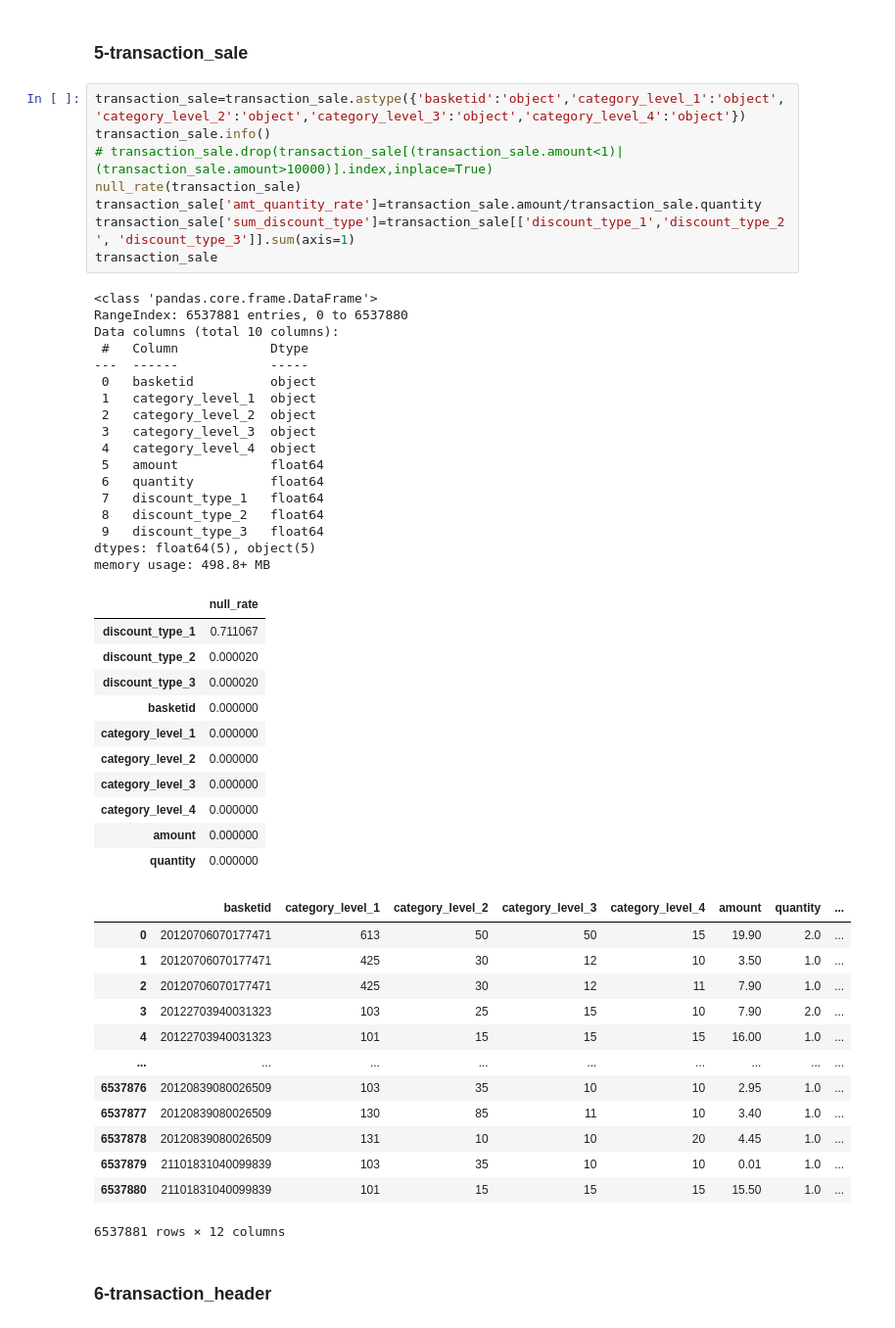
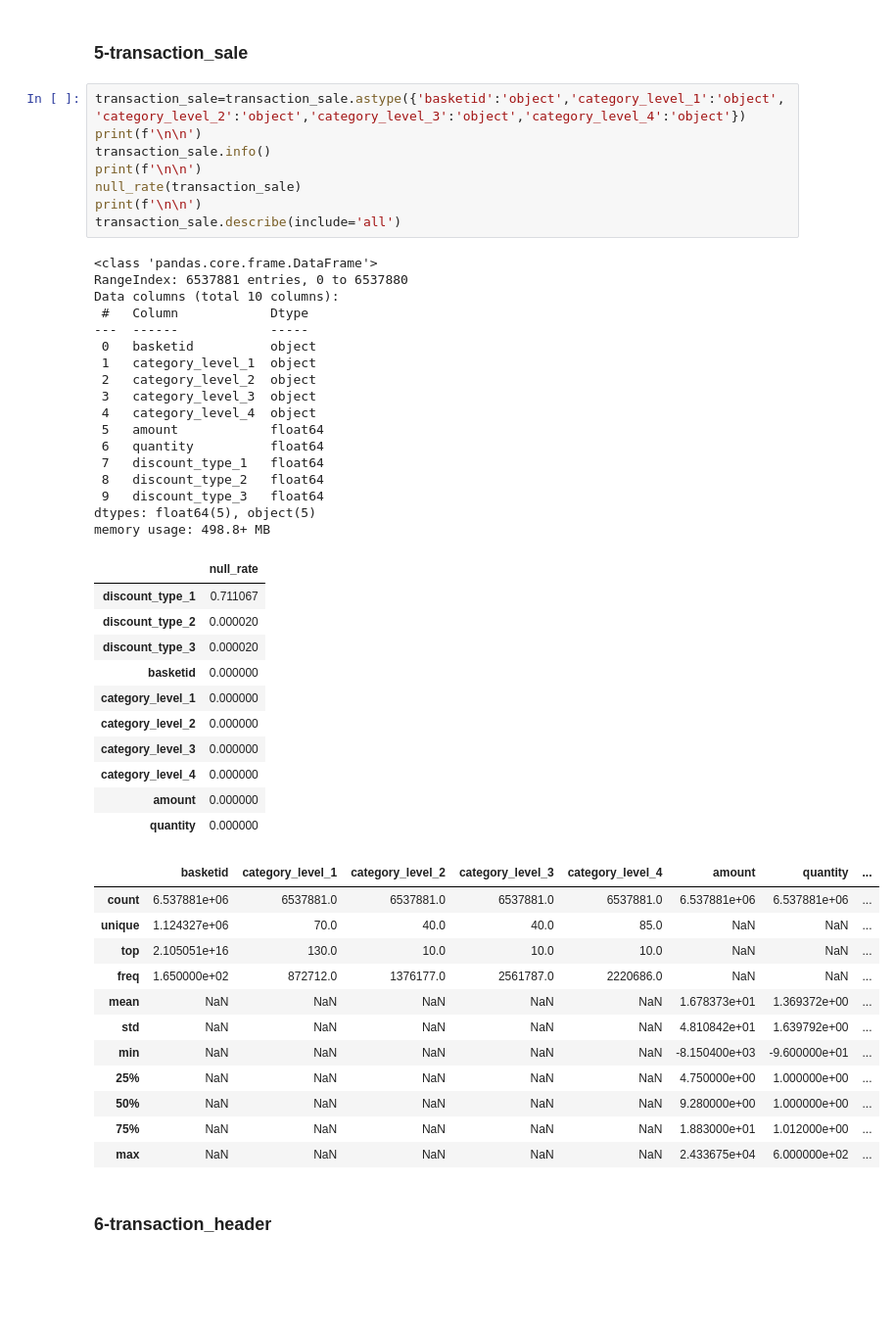
Before and after one commit to arukemre/Migros-Datathon, a Jupyter notebook: migros-datathon-2022.ipynb, the cells around one changed output. Shown at 98% size. Drawn from its saved outputs; the diff is of its cells as text; blank space fills up the shorter version.

```diff
--- a/migros-datathon-2022.ipynb
+++ b/migros-datathon-2022.ipynb
@@ -403,54 +358,53 @@ memory usage: 153.0+ KB
 ### 5-transaction_sale
 # %%
 transaction_sale=transaction_sale.astype({'basketid':'object','category_level_1':'object','category_level_2':'object','category_level_3':'object','category_level_4':'object'})
+print(f'\n\n')
 transaction_sale.info()
-# transaction_sale.drop(transaction_sale[(transaction_sale.amount<1)|(transaction_sale.amount>10000)].index,inplace=True)
+print(f'\n\n')
 null_rate(transaction_sale)
-transaction_sale['amt_quantity_rate']=transaction_sale.amount/transaction_sale.quantity
-transaction_sale['sum_discount_type']=transaction_sale[['discount_type_1','discount_type_2', 'discount_type_3']].sum(axis=1)
-transaction_sale
+print(f'\n\n')
+transaction_sale.describe(include='all')
 # %% [output]
 <class 'pandas.core.frame.DataFrame'>
 RangeIndex: 6537881 entries, 0 to 6537880
 Data columns (total 10 columns):
  #   Column            Dtype
 ---  ------            -----
  0   basketid          object
  1   category_level_1  object
  2   category_level_2  object
  3   category_level_3  object
  4   category_level_4  object
  5   amount            float64
  6   quantity          float64
  7   discount_type_1   float64
  8   discount_type_2   float64
  9   discount_type_3   float64
 dtypes: float64(5), object(5)
 memory usage: 498.8+ MB
 |  | null_rate |
 | discount_type_1 | 0.711067 |
 | discount_type_2 | 0.000020 |
 | discount_type_3 | 0.000020 |
 | basketid | 0.000000 |
 | category_level_1 | 0.000000 |
 | category_level_2 | 0.000000 |
 | category_level_3 | 0.000000 |
 | category_level_4 | 0.000000 |
 | amount | 0.000000 |
 | quantity | 0.000000 |
 |  | basketid | category_level_1 | category_level_2 | category_level_3 | category_level_4 | amount | quantity | ... |
-| 0 | 20120706070177471 | 613 | 50 | 50 | 15 | 19.90 | 2.0 | ... |
-| 1 | 20120706070177471 | 425 | 30 | 12 | 10 | 3.50 | 1.0 | ... |
-| 2 | 20120706070177471 | 425 | 30 | 12 | 11 | 7.90 | 1.0 | ... |
-| 3 | 20122703940031323 | 103 | 25 | 15 | 10 | 7.90 | 2.0 | ... |
-| 4 | 20122703940031323 | 101 | 15 | 15 | 15 | 16.00 | 1.0 | ... |
-| ... | ... | ... | ... | ... | ... | ... | ... | ... |
-| 6537876 | 20120839080026509 | 103 | 35 | 10 | 10 | 2.95 | 1.0 | ... |
-| 6537877 | 20120839080026509 | 130 | 85 | 11 | 10 | 3.40 | 1.0 | ... |
-| 6537878 | 20120839080026509 | 131 | 10 | 10 | 20 | 4.45 | 1.0 | ... |
-| 6537879 | 21101831040099839 | 103 | 35 | 10 | 10 | 0.01 | 1.0 | ... |
-| 6537880 | 21101831040099839 | 101 | 15 | 15 | 15 | 15.50 | 1.0 | ... |
+| count | 6.537881e+06 | 6537881.0 | 6537881.0 | 6537881.0 | 6537881.0 | 6.537881e+06 | 6.537881e+06 | ... |
+| unique | 1.124327e+06 | 70.0 | 40.0 | 40.0 | 85.0 | NaN | NaN | ... |
+| top | 2.105051e+16 | 130.0 | 10.0 | 10.0 | 10.0 | NaN | NaN | ... |
+| freq | 1.650000e+02 | 872712.0 | 1376177.0 | 2561787.0 | 2220686.0 | NaN | NaN | ... |
+| mean | NaN | NaN | NaN | NaN | NaN | 1.678373e+01 | 1.369372e+00 | ... |
+| std | NaN | NaN | NaN | NaN | NaN | 4.810842e+01 | 1.639792e+00 | ... |
+| min | NaN | NaN | NaN | NaN | NaN | -8.150400e+03 | -9.600000e+01 | ... |
+| 25% | NaN | NaN | NaN | NaN | NaN | 4.750000e+00 | 1.000000e+00 | ... |
+| 50% | NaN | NaN | NaN | NaN | NaN | 9.280000e+00 | 1.000000e+00 | ... |
+| 75% | NaN | NaN | NaN | NaN | NaN | 1.883000e+01 | 1.012000e+00 | ... |
+| max | NaN | NaN | NaN | NaN | NaN | 2.433675e+04 | 6.000000e+02 | ... |
-6537881 rows × 12 columns
 # %% [markdown]
 ### 6-transaction_header
 # %%
```
Also changed, not shown: parts of 35 cells of this notebook.
